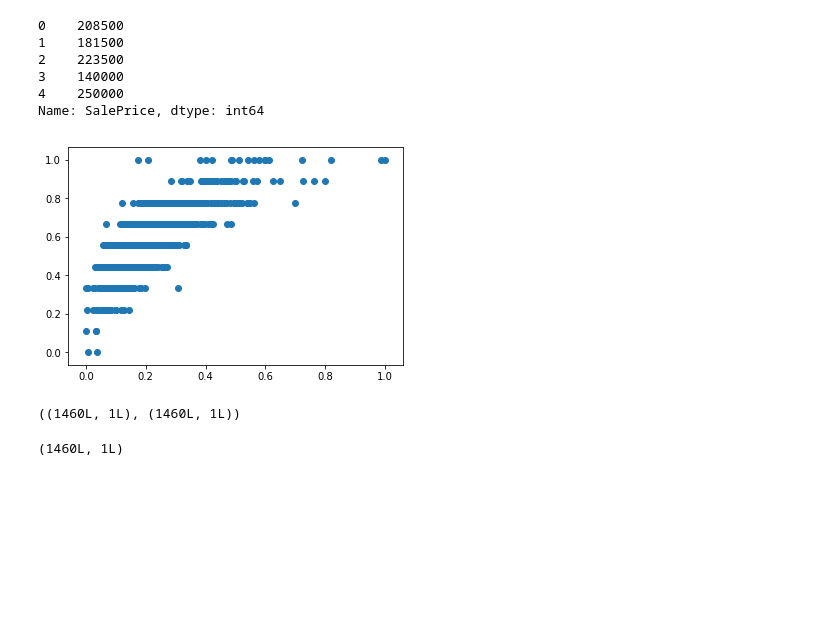
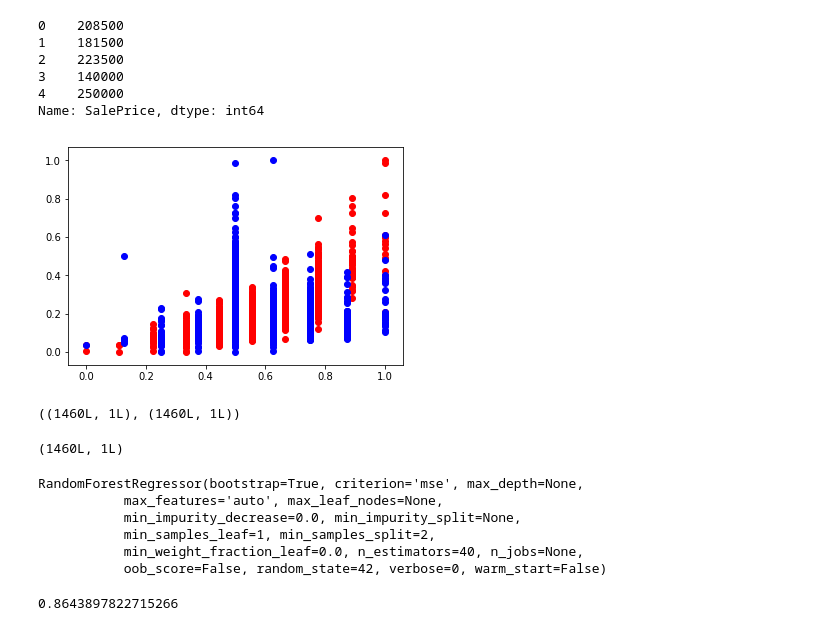
Before and after one commit to Koushikl0l/data-science, a Jupyter notebook: House_price_pred.ipynb, the cells around one changed output. Cells and saved outputs as stored; diff of their text form; code cells hidden in the pictures; blank space fills up the shorter version.

```diff
--- a/House_price_pred.ipynb
+++ b/House_price_pred.ipynb
@@ -158,21 +159,40 @@ X_train, X_test, y_train, y_test = train_test_split(features,label, test_size=0.
 # %%
 
 #plotting
 price=x.iloc[:,-1].values
 quality=x.iloc[:,1].values
+overall_con=x.iloc[:,2].values
 #do normalize data
 price=np.reshape(price,(price.shape[0],1))
 quality=np.reshape(quality,(quality.shape[0],1))
+overall_con=np.reshape(overall_con,(overall_con.shape[0],1))
 price=scaler.fit_transform(price)
 quality=scaler.fit_transform(quality)
-plt.scatter(price,quality)
+overall_con=scaler.fit_transform(overall_con)
+plt.scatter(quality,price,color='r')
+plt.scatter(overall_con,price,color='b')
 #plt.plot(quality,color='y')
 plt.show()
 quality.shape,price.shape
 # %% [output]
-[figure, old version]
+[figure, new version]
 ((1460L, 1L), (1460L, 1L))
 # %%
 price.shape
 # %% [output]
 (1460L, 1L)
+# %%
+#now i will do regression  and use random forest
+model=RandomForestRegressor(n_estimators=40,random_state=42)
+model.fit(X_train,y_train)
+# %% [output]
+RandomForestRegressor(bootstrap=True, criterion='mse', max_depth=None,
+           max_features='auto', max_leaf_nodes=None,
+           min_impurity_decrease=0.0, min_impurity_split=None,
+           min_samples_leaf=1, min_samples_split=2,
+           min_weight_fraction_leaf=0.0, n_estimators=40, n_jobs=None,
+           oob_score=False, random_state=42, verbose=0, warm_start=False)
+# %%
+model.score(X_test,y_test)
+# %% [output]
+0.8643897822715266
```
Also changed, not shown: parts of 2 cells of this notebook.
